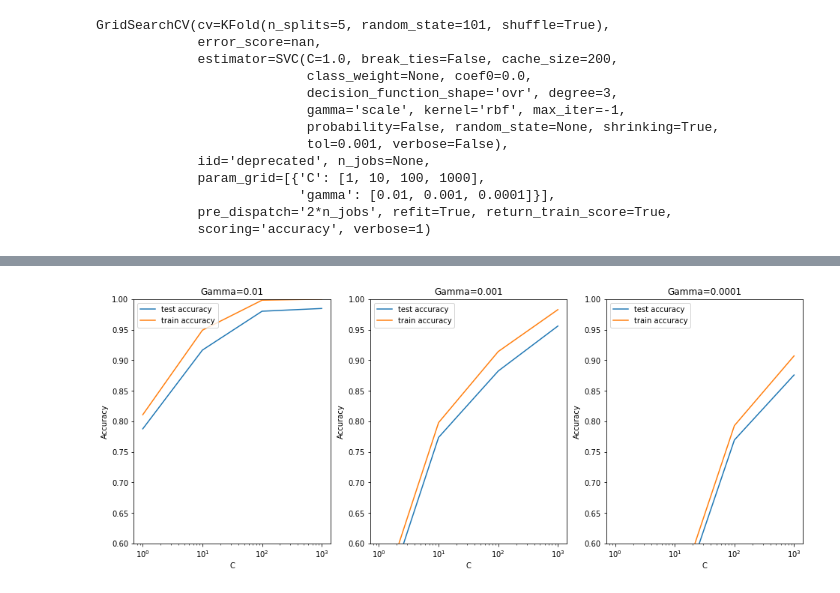
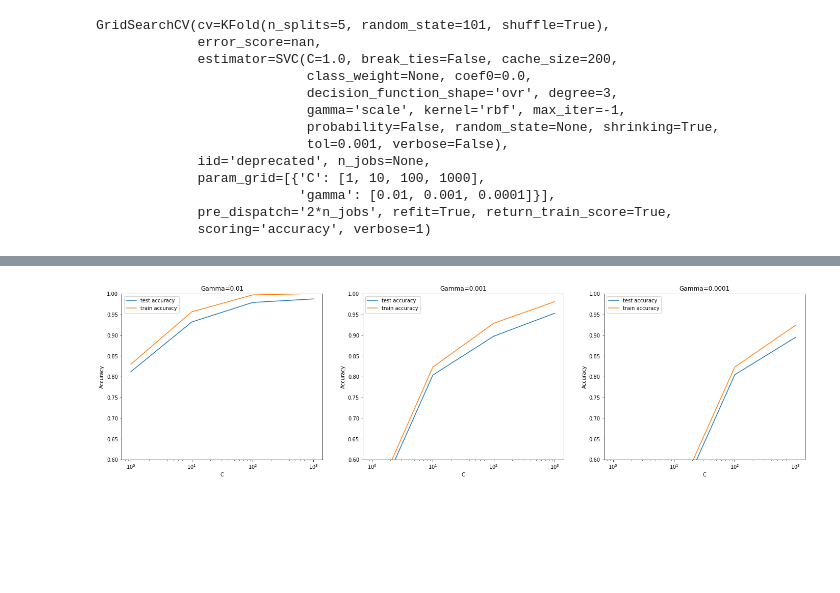
Before and after one commit to GangstarGang007/DMI, a Jupyter notebook: Assignment 3/LetterRecognition_Sampling_question3.ipynb, the cells around one changed output, grey strips where cells are left out. Saved outputs shown, nothing was run; the diff lists cells and outputs as text; code cells hidden in the pictures; blank space fills up the shorter version.

```diff
--- a/Assignment 3/LetterRecognition_Sampling_question3.ipynb
+++ b/Assignment 3/LetterRecognition_Sampling_question3.ipynb
@@ -312,25 +224,16 @@ accuracy: 0.7228333333333333
 # %%
-# creating a KFold object with 5 splits
+
 folds = KFold(n_splits = 5, shuffle = True, random_state = 101)
-
-
-hyper_params = [ {'gamma': [1e-2, 1e-3, 1e-4],
-                     'C': [1, 10, 100, 1000]}]
+hyper_params = [ {'gamma': [1e-2, 1e-3, 1e-4],'C': [1, 10, 100, 1000]}]
 
 
 
 model = SVC(kernel="rbf")
 
+model_cv = GridSearchCV(estimator = model,param_grid = hyper_params,scoring= 'accuracy',cv = folds,verbose = 1,return_train_score=True)
 
-model_cv = GridSearchCV(estimator = model,
-                        param_grid = hyper_params,
-                        scoring= 'accuracy',
-                        cv = folds,
-                        verbose = 1,
-                        return_train_score=True)
 
-# fit the model
-model_cv.fit(X_train, y_train)
+model_cv.fit(trainX, trainY)
 # %% [output]
 Fitting 5 folds for each of 12 candidates, totalling 60 fits
 [Parallel(n_jobs=1)]: Using backend SequentialBackend with 1 concurrent workers.
@@ -349,8 +252,8 @@ GridSearchCV(cv=KFold(n_splits=5, random_state=101, shuffle=True),
              pre_dispatch='2*n_jobs', refit=True, return_train_score=True,
              scoring='accuracy', verbose=1)
 # %%
-# cv results
-cv_results = pd.DataFrame(model_cv.cv_results_)
-cv_results
+
+Result = pd.DataFrame(model_cv.cv_results_)
+Result
 # %% [output]
 |  | mean_fit_time | std_fit_time | mean_score_time | std_score_time | param_C | param_gamma | params | ... |
@@ -369,49 +272,49 @@ cv_results
 # %%
-# converting C to numeric type for plotting on x-axis
-cv_results['param_C'] = cv_results['param_C'].astype('int')
 
-# # plotting
-plt.figure(figsize=(16,6))
+Result['param_C'] = Result['param_C'].astype('int')
 
-# subplot 1/3
+
+plt.figure(figsize=(24,6))
+
+
 plt.subplot(131)
-gamma_01 = cv_results[cv_results['param_gamma']==0.01]
+gamma_01 = Result[Result['param_gamma']==0.01]
 
 plt.plot(gamma_01["param_C"], gamma_01["mean_test_score"])
 plt.plot(gamma_01["param_C"], gamma_01["mean_train_score"])
 plt.xlabel('C')
 plt.ylabel('Accuracy')
 plt.title("Gamma=0.01")
 plt.ylim([0.60, 1])
 plt.legend(['test accuracy', 'train accuracy'], loc='upper left')
 plt.xscale('log')
 
-# subplot 2/3
+
 plt.subplot(132)
-gamma_001 = cv_results[cv_results['param_gamma']==0.001]
+gamma_001 = Result[Result['param_gamma']==0.001]
 
 plt.plot(gamma_001["param_C"], gamma_001["mean_test_score"])
 plt.plot(gamma_001["param_C"], gamma_001["mean_train_score"])
 plt.xlabel('C')
 plt.ylabel('Accuracy')
 plt.title("Gamma=0.001")
 plt.ylim([0.60, 1])
 plt.legend(['test accuracy', 'train accuracy'], loc='upper left')
 plt.xscale('log')
 
 
-# subplot 3/3
+
 plt.subplot(133)
-gamma_0001 = cv_results[cv_results['param_gamma']==0.0001]
+gamma_0001 = Result[Result['param_gamma']==0.0001]
 
 plt.plot(gamma_0001["param_C"], gamma_0001["mean_test_score"])
 plt.plot(gamma_0001["param_C"], gamma_0001["mean_train_score"])
 plt.xlabel('C')
 plt.ylabel('Accuracy')
 plt.title("Gamma=0.0001")
 plt.ylim([0.60, 1])
 plt.legend(['test accuracy', 'train accuracy'], loc='upper left')
 plt.xscale('log')
 # %% [output]
-[figure, old version]
+[figure, new version]
 # %%
```
Also changed, not shown: parts of 23 cells of this notebook, 3 other files.
